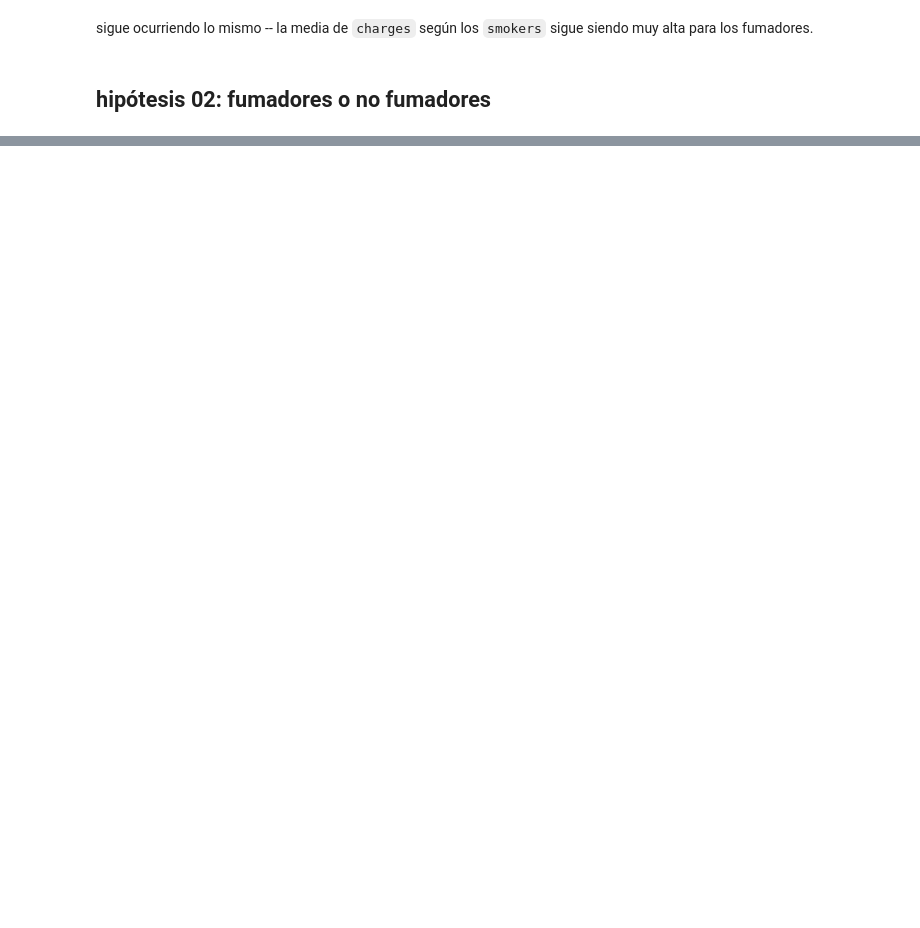
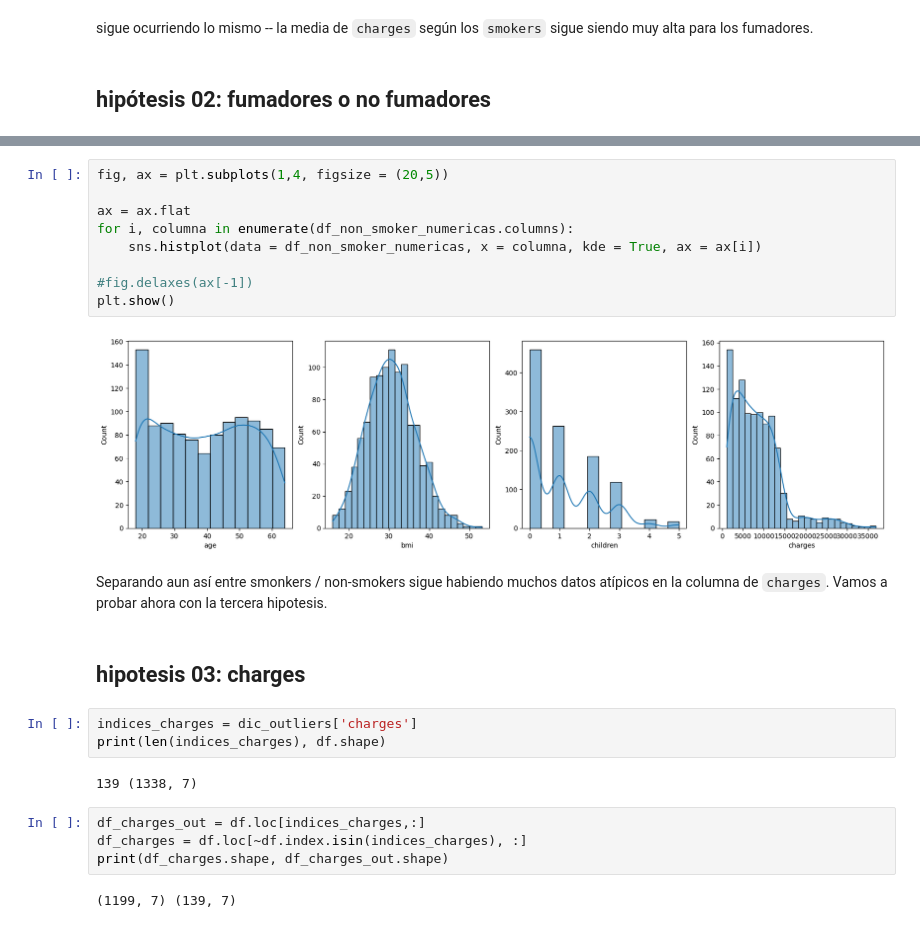
Before and after one commit to annassanchez/lab-ml, a Jupyter notebook: ml.ipynb, the cells around one changed output, grey strips where cells are left out. Drawn from its saved outputs; the diff is of its cells as text; blank space fills up the shorter version.

```diff
--- a/ml.ipynb
+++ b/ml.ipynb
@@ -308,0 +479,26 @@ plt.show();
+# %%
+fig, ax = plt.subplots(1,4, figsize = (20,5))
+
+ax = ax.flat
+for i, columna in enumerate(df_non_smoker_numericas.columns):
+    sns.histplot(data = df_non_smoker_numericas, x = columna, kde = True, ax = ax[i])
+
+#fig.delaxes(ax[-1])
+plt.show()
+# %% [output]
+[figure, added]
+# %% [markdown]
+Separando aun así entre smonkers / non-smokers sigue habiendo muchos datos atípicos en la columna de `charges`. Vamos a probar ahora con la tercera hipotesis.
+# %% [markdown]
+## hipotesis 03: charges
+# %%
+indices_charges = dic_outliers['charges']
+print(len(indices_charges), df.shape)
+# %% [output]
+139 (1338, 7)
+# %%
+df_charges_out = df.loc[indices_charges,:]
+df_charges = df.loc[~df.index.isin(indices_charges), :]
+print(df_charges.shape, df_charges_out.shape)
+# %% [output]
+(1199, 7) (139, 7)
```
Also changed, not shown: parts of 61 cells of this notebook.
